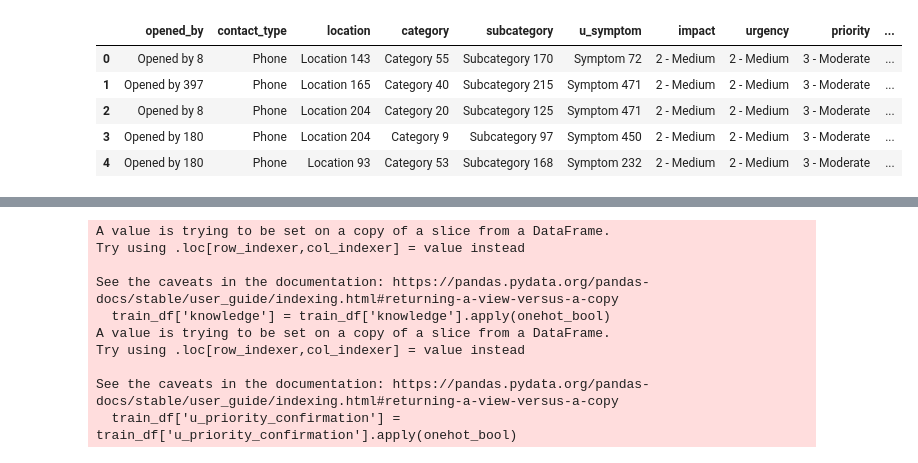
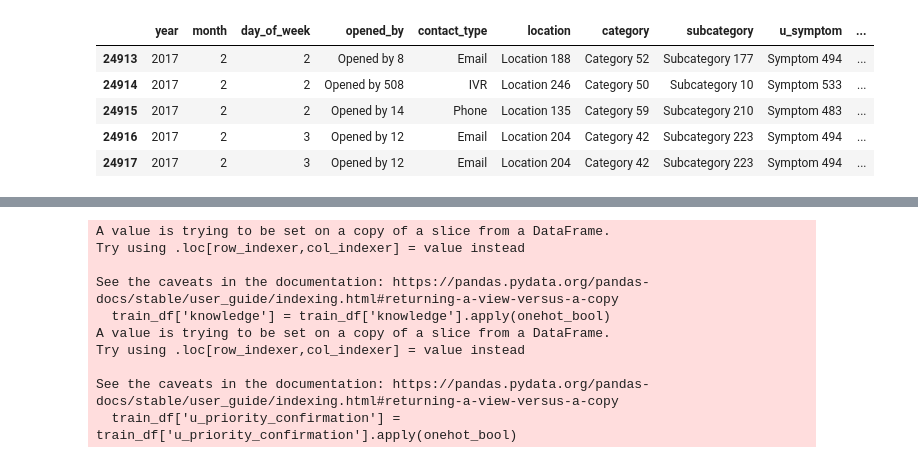
Before and after one commit to Sug-ar-N-Spice/Incident_Events, a Jupyter notebook: incident_event_log.ipynb, the cells around one changed output, grey strips where cells are left out. Drawn from its saved outputs; the diff is of its cells as text; code cells hidden in the pictures.

Commit message:
updated ipynb file, target column, split opened_at, scaler, samplers, random forest, hyperparmeters

```diff
--- a/incident_event_log.ipynb
+++ b/incident_event_log.ipynb
@@ -10,12 +30,17 @@ df_nan = df.replace('?',np.nan)
 # %%
-#changing all objects to datetime values in the date calumns that we will use for our target columns
-df_nan['opened_at']=pd.to_datetime(df_nan['opened_at'],dayfirst= True)
+#changing all objects to datetime values in the date columns
+df_nan['opened_at']= pd.to_datetime(df_nan['opened_at'],dayfirst= True)
 df_nan['resolved_at'] = pd.to_datetime(df_nan['resolved_at'], dayfirst = True)
+df_nan['closed_at'] = pd.to_datetime(df_nan['closed_at'],dayfirst = True)
+df_nan['sys_created_at'] = pd.to_datetime(df_nan['sys_created_at'],dayfirst = True)
 # %%
 # creating a difference column to show the amount of days it takes to resolve a ticket that will be used for the target column
 df_nan['difference'] = (df_nan['resolved_at'] - df_nan['opened_at']).dt.days
 # %%
 #creates a target column of 0s and 1s based on the amount of days it took to resolve the incident.
 #if the amount of days is greater than 2 or NAN it turns to 1 and if 2 or below it is a 0
-df_nan['target_colum'] = df_nan.apply(lambda row: 1 if pd.notna(row['resolved_at'])
-                                       and (row['resolved_at'] - row['opened_at']).days > 2 else 0, axis = 1)
+df_nan['target_colum'] = df_nan.apply(lambda row: 1 if pd.isna(row['resolved_at'])
+                                       or (row['resolved_at'] - row['opened_at']).days > 2 else 0, axis = 1)
+# %%
+#creating another option for target column
+df_nan['target_closed'] = df_nan.apply(lambda row: 1 if (row['closed_at'] - row['opened_at']).days > 2 else 0, axis = 1)
@@ -90,13 +250,25 @@ list of potential:exclude these columns
+# %%
+df_split_dates = df_new_active.copy()
+
+
+
+# Extract different components
+df_split_dates ['year'] = df_new_active['opened_at'].dt.year
+df_split_dates['month'] = df_new_active['opened_at'].dt.month
+df_split_dates['day'] = df_new_active['opened_at'].dt.day
+df_split_dates['hour'] = df_new_active['opened_at'].dt.hour
+df_split_dates['minute'] = df_new_active['opened_at'].dt.minute
+df_split_dates['day_of_week'] = df_new_active['opened_at'].dt.dayofweek  # Monday=0, Sunday=6
 # %%
-train_df = df_new_active[['opened_by', 'contact_type','location',
+train_df = df_split_dates[['year', 'month','day_of_week','opened_by', 'contact_type','location',
                                 'category', 'subcategory','u_symptom','impact','urgency', 'priority',
                                 'assignment_group','assigned_to','knowledge', 'u_priority_confirmation', 'notify',
                                     ]]
-train_df.head()
+train_df.tail()
 # %% [output]
-|  | opened_by | contact_type | location | category | subcategory | u_symptom | impact | urgency | priority | ... |
-| 0 | Opened by 8 | Phone | Location 143 | Category 55 | Subcategory 170 | Symptom 72 | 2 - Medium | 2 - Medium | 3 - Moderate | ... |
-| 1 | Opened by 397 | Phone | Location 165 | Category 40 | Subcategory 215 | Symptom 471 | 2 - Medium | 2 - Medium | 3 - Moderate | ... |
-| 2 | Opened by 8 | Phone | Location 204 | Category 20 | Subcategory 125 | Symptom 471 | 2 - Medium | 2 - Medium | 3 - Moderate | ... |
-| 3 | Opened by 180 | Phone | Location 204 | Category 9 | Subcategory 97 | Symptom 450 | 2 - Medium | 2 - Medium | 3 - Moderate | ... |
-| 4 | Opened by 180 | Phone | Location 93 | Category 53 | Subcategory 168 | Symptom 232 | 2 - Medium | 2 - Medium | 3 - Moderate | ... |
+|  | year | month | day_of_week | opened_by | contact_type | location | category | subcategory | u_symptom | ... |
+| 24913 | 2017 | 2 | 2 | Opened by 8 | Email | Location 188 | Category 52 | Subcategory 177 | Symptom 494 | ... |
+| 24914 | 2017 | 2 | 2 | Opened by 508 | IVR | Location 246 | Category 50 | Subcategory 10 | Symptom 533 | ... |
+| 24915 | 2017 | 2 | 2 | Opened by 14 | Phone | Location 135 | Category 59 | Subcategory 210 | Symptom 483 | ... |
+| 24916 | 2017 | 2 | 3 | Opened by 12 | Email | Location 204 | Category 42 | Subcategory 223 | Symptom 494 | ... |
+| 24917 | 2017 | 2 | 3 | Opened by 12 | Email | Location 204 | Category 42 | Subcategory 223 | Symptom 494 | ... |
```
Also changed, not shown: parts of 97 cells of this notebook.
